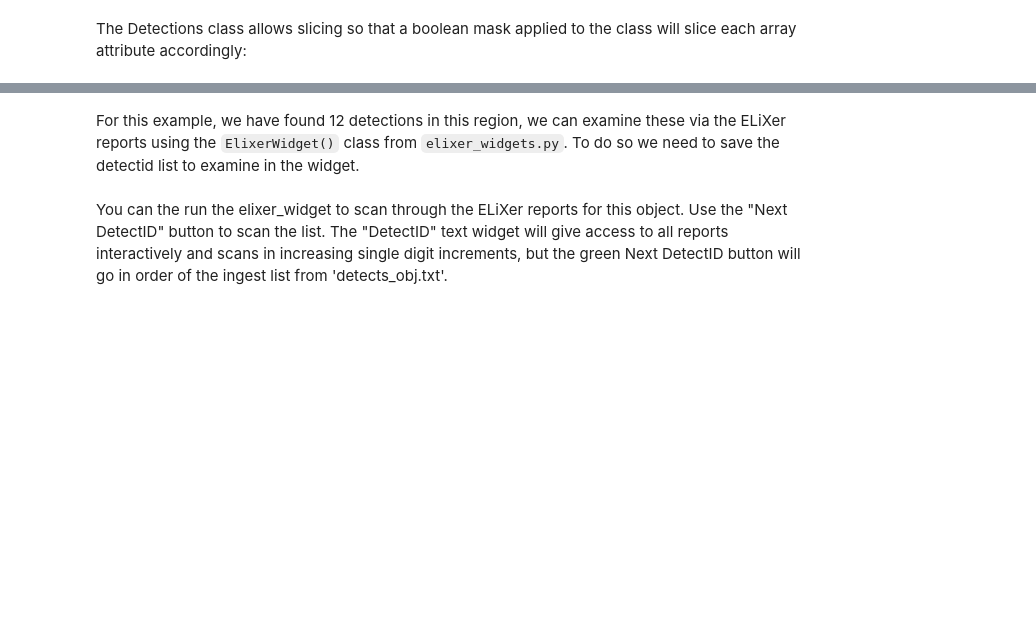
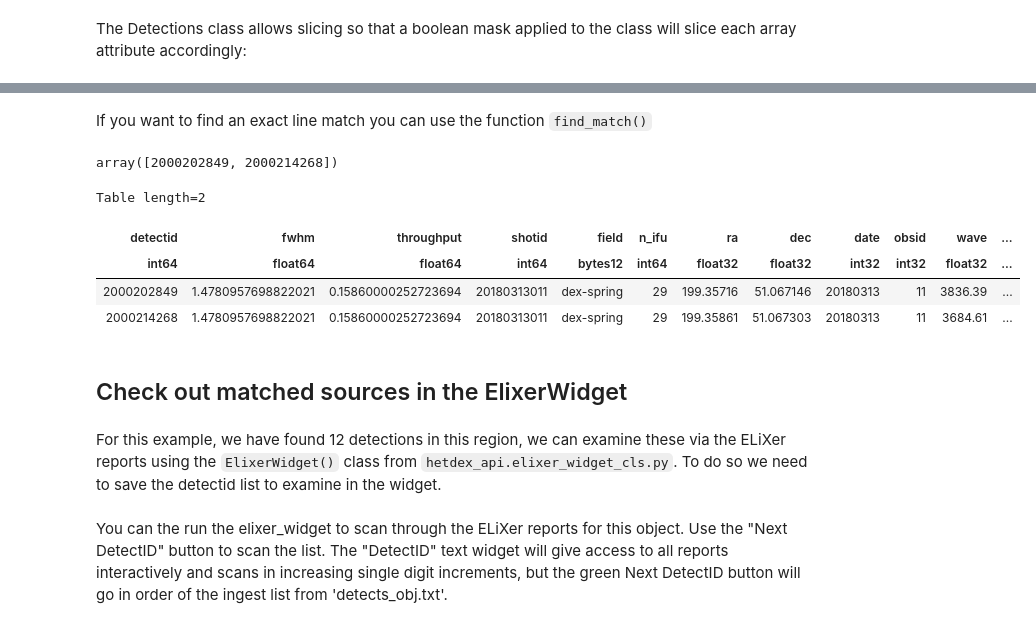
Before and after one commit to HETDEX/hetdex_api, a Jupyter notebook: notebooks/03-Detections_Database_and_API.ipynb, the cells around one changed output, grey strips where cells are left out. Cells and saved outputs as stored; diff of their text form; code cells hidden in the pictures; blank space fills up the shorter version.

```diff
--- a/notebooks/03-Detections_Database_and_API.ipynb
+++ b/notebooks/03-Detections_Database_and_API.ipynb
@@ -76,5 +103,27 @@ print(np.size(detects_in_region.detectid))
+# %% [markdown]
+If you want to find an exact line match you can use the function `find_match()`
+# %%
+obj_coords = SkyCoord(199.35704 * u.deg, 51.06718 * u.deg, frame='icrs')
+# %%
+wave_obj = 3836.
+# %%
+idx = detects.find_match(obj_coords, wave=wave_obj, radius=5.*u.arcsec, dwave=5 )
+# %%
+detects.detectid[idx]
+# %% [output]
+array([2000202849, 2000214268])
+# %%
+detect_table[idx]
+# %% [output]
+Table length=2
+| detectid | fwhm | throughput | shotid | field | n_ifu | ra | dec | date | obsid | wave | ... |
+| int64 | float64 | float64 | int64 | bytes12 | int64 | float32 | float32 | int32 | int32 | float32 | ... |
+| 2000202849 | 1.4780957698822021 | 0.15860000252723694 | 20180313011 | dex-spring | 29 | 199.35716 | 51.067146 | 20180313 | 11 | 3836.39 | ... |
+| 2000214268 | 1.4780957698822021 | 0.15860000252723694 | 20180313011 | dex-spring | 29 | 199.35861 | 51.067303 | 20180313 | 11 | 3684.61 | ... |
+# %% [markdown]
+## Check out matched sources in the ElixerWidget
 # %% [markdown]
-For this example, we have found 12 detections in this region, we can examine these via the ELiXer reports using the `ElixerWidget()` class from `elixer_widgets.py`. To do so we need to save the detectid list to examine in the widget.
+For this example, we have found 12 detections in this region, we can examine these via the ELiXer reports using the `ElixerWidget()` class from `hetdex_api.elixer_widget_cls.py`. To do so we need to save the detectid list to examine in the widget.
 # %%
 np.savetxt('detects_obj.txt', detects_in_region.detectid)
 # %% [markdown]
```
Also changed, not shown: parts of 29 cells of this notebook.
